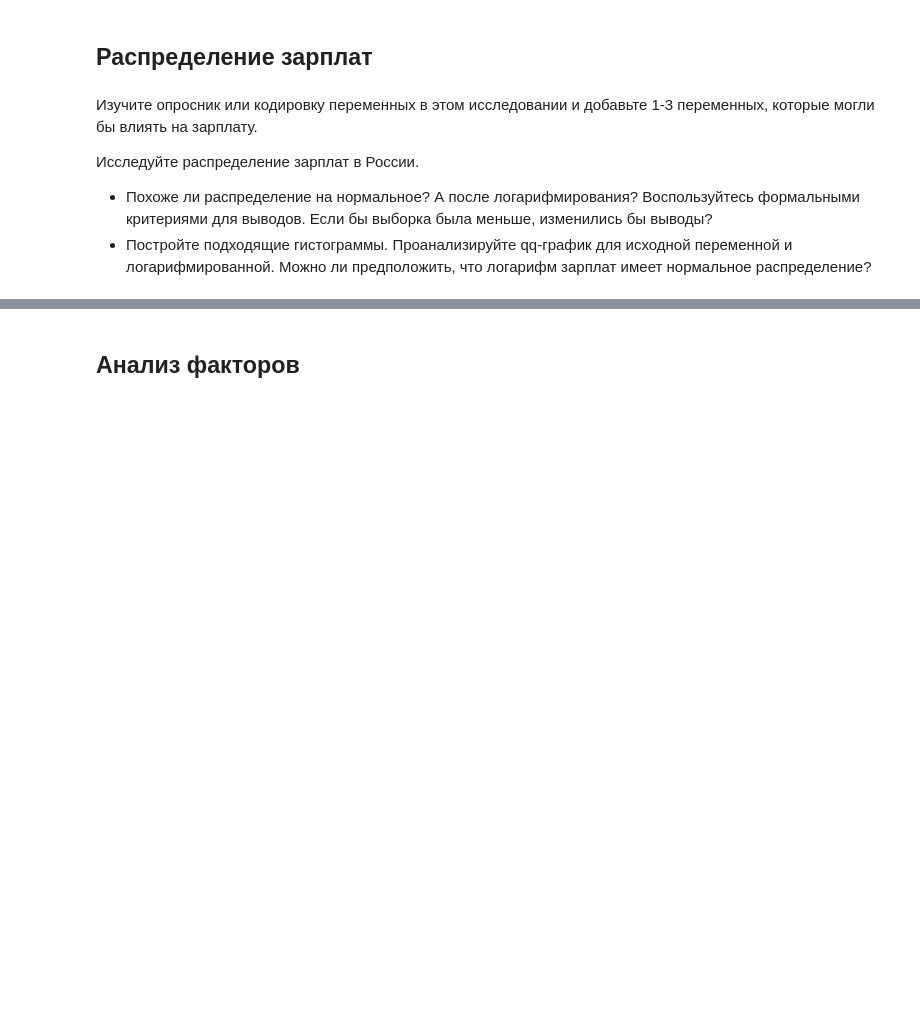
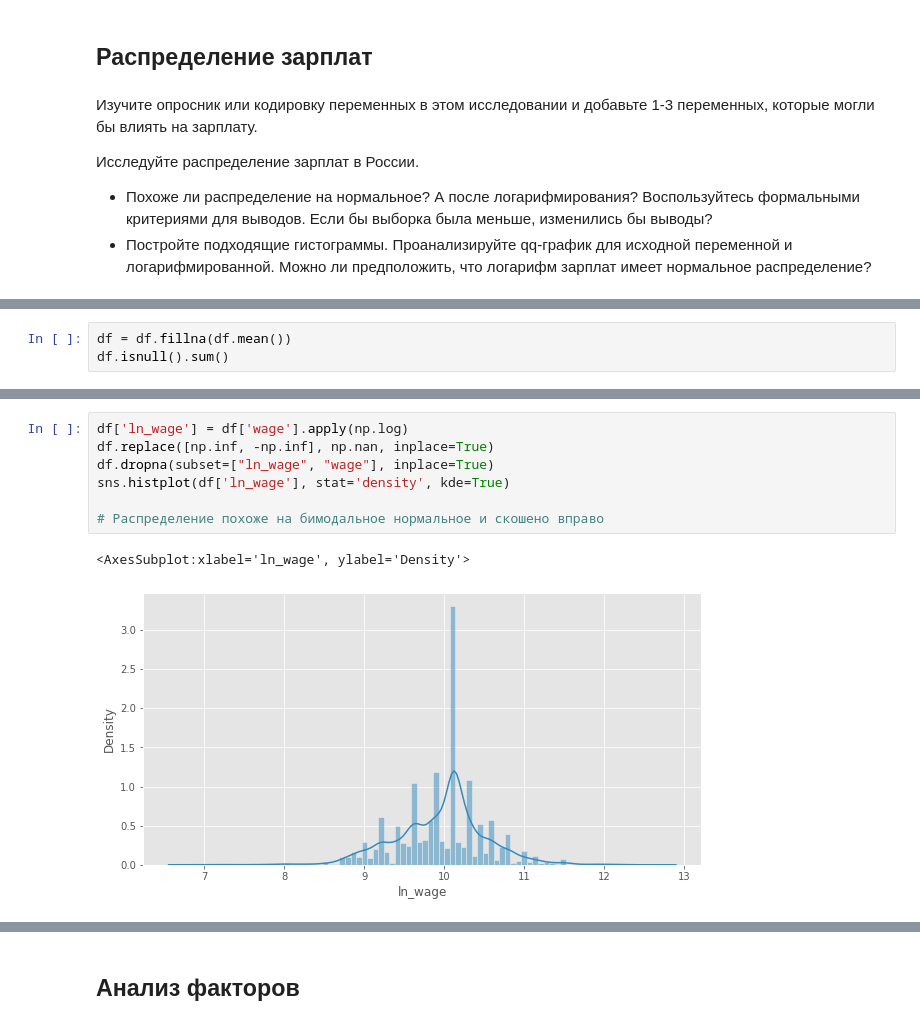
Before and after one commit to disimhot/hse_stat, a Jupyter notebook: Elena Efimova - hw4_linreg.ipynb, the cells around one changed output, grey strips where cells are left out. Drawn from its saved outputs; the diff is of its cells as text; blank space fills up the shorter version.

```diff
--- a/Elena Efimova - hw4_linreg.ipynb
+++ b/Elena Efimova - hw4_linreg.ipynb
@@ -282,0 +370,3 @@ memory usage: 589.0 KB
+# %%
+df = df.fillna(df.mean())
+df.isnull().sum()
@@ -282,0 +386,10 @@ memory usage: 589.0 KB
+# %%
+df['ln_wage'] = df['wage'].apply(np.log)
+df.replace([np.inf, -np.inf], np.nan, inplace=True)
+df.dropna(subset=["ln_wage", "wage"], inplace=True)
+sns.histplot(df['ln_wage'], stat='density', kde=True)
+
+# Распределение похоже на бимодальное нормальное и скошено вправо
+# %% [output]
+<AxesSubplot:xlabel='ln_wage', ylabel='Density'>
+[figure, added]
```
Also changed, not shown: parts of 49 cells of this notebook.
